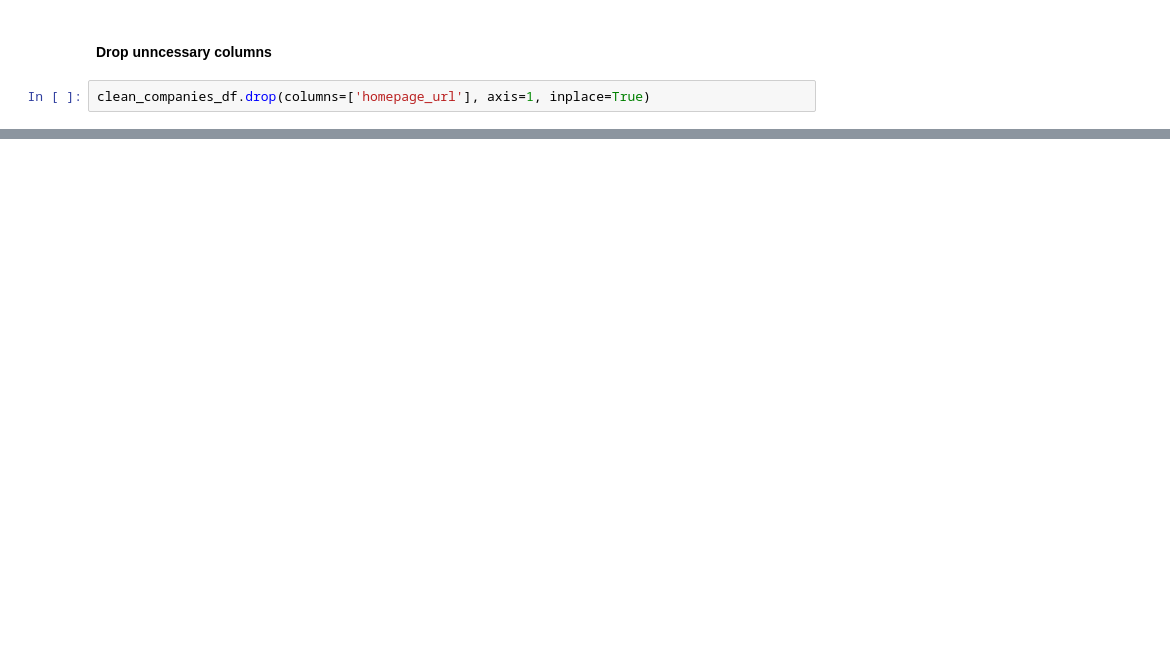
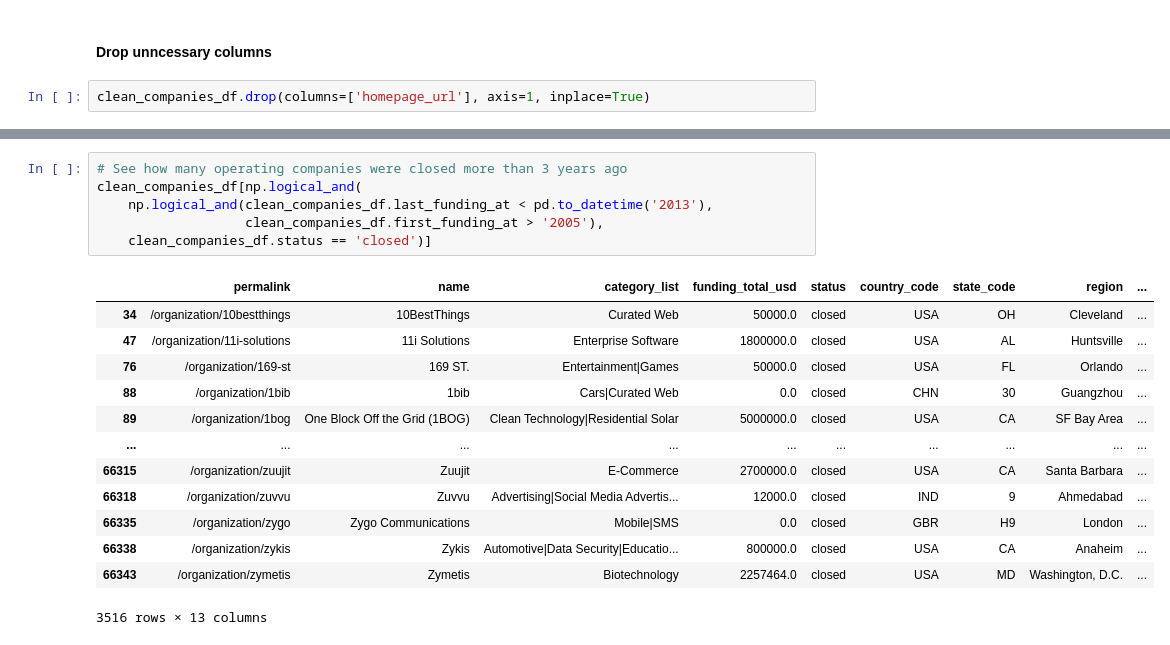
Before and after one commit to jbpatty/project-3, a Jupyter notebook: startup_prediction_cleaning.ipynb, the cells around one changed output, grey strips where cells are left out. Drawn from its saved outputs; the diff is of its cells as text; blank space fills up the shorter version.

```diff
--- a/startup_prediction_cleaning.ipynb
+++ b/startup_prediction_cleaning.ipynb
@@ -163,0 +195,20 @@ clean_companies_df.to_pickle("/Users/jbpatty/project-3/clean_companies_df")
+# %%
+# See how many operating companies were closed more than 3 years ago
+clean_companies_df[np.logical_and(
+    np.logical_and(clean_companies_df.last_funding_at < pd.to_datetime('2013'),
+                   clean_companies_df.first_funding_at > '2005'),
+    clean_companies_df.status == 'closed')]
+# %% [output]
+|  | permalink | name | category_list | funding_total_usd | status | country_code | state_code | region | ... |
+| 34 | /organization/10bestthings | 10BestThings | Curated Web | 50000.0 | closed | USA | OH | Cleveland | ... |
+| 47 | /organization/11i-solutions | 11i Solutions | Enterprise Software | 1800000.0 | closed | USA | AL | Huntsville | ... |
+| 76 | /organization/169-st | 169 ST. | Entertainment|Games | 50000.0 | closed | USA | FL | Orlando | ... |
+| 88 | /organization/1bib | 1bib | Cars|Curated Web | 0.0 | closed | CHN | 30 | Guangzhou | ... |
+| 89 | /organization/1bog | One Block Off the Grid (1BOG) | Clean Technology|Residential Solar | 5000000.0 | closed | USA | CA | SF Bay Area | ... |
+| ... | ... | ... | ... | ... | ... | ... | ... | ... | ... |
+| 66315 | /organization/zuujit | Zuujit | E-Commerce | 2700000.0 | closed | USA | CA | Santa Barbara | ... |
+| 66318 | /organization/zuvvu | Zuvvu | Advertising|Social Media Advertis... | 12000.0 | closed | IND | 9 | Ahmedabad | ... |
+| 66335 | /organization/zygo | Zygo Communications | Mobile|SMS | 0.0 | closed | GBR | H9 | London | ... |
+| 66338 | /organization/zykis | Zykis | Automotive|Data Security|Educatio... | 800000.0 | closed | USA | CA | Anaheim | ... |
+| 66343 | /organization/zymetis | Zymetis | Biotechnology | 2257464.0 | closed | USA | MD | Washington, D.C. | ... |
+3516 rows × 13 columns
```
Also changed, not shown: parts of 7 cells of this notebook.
